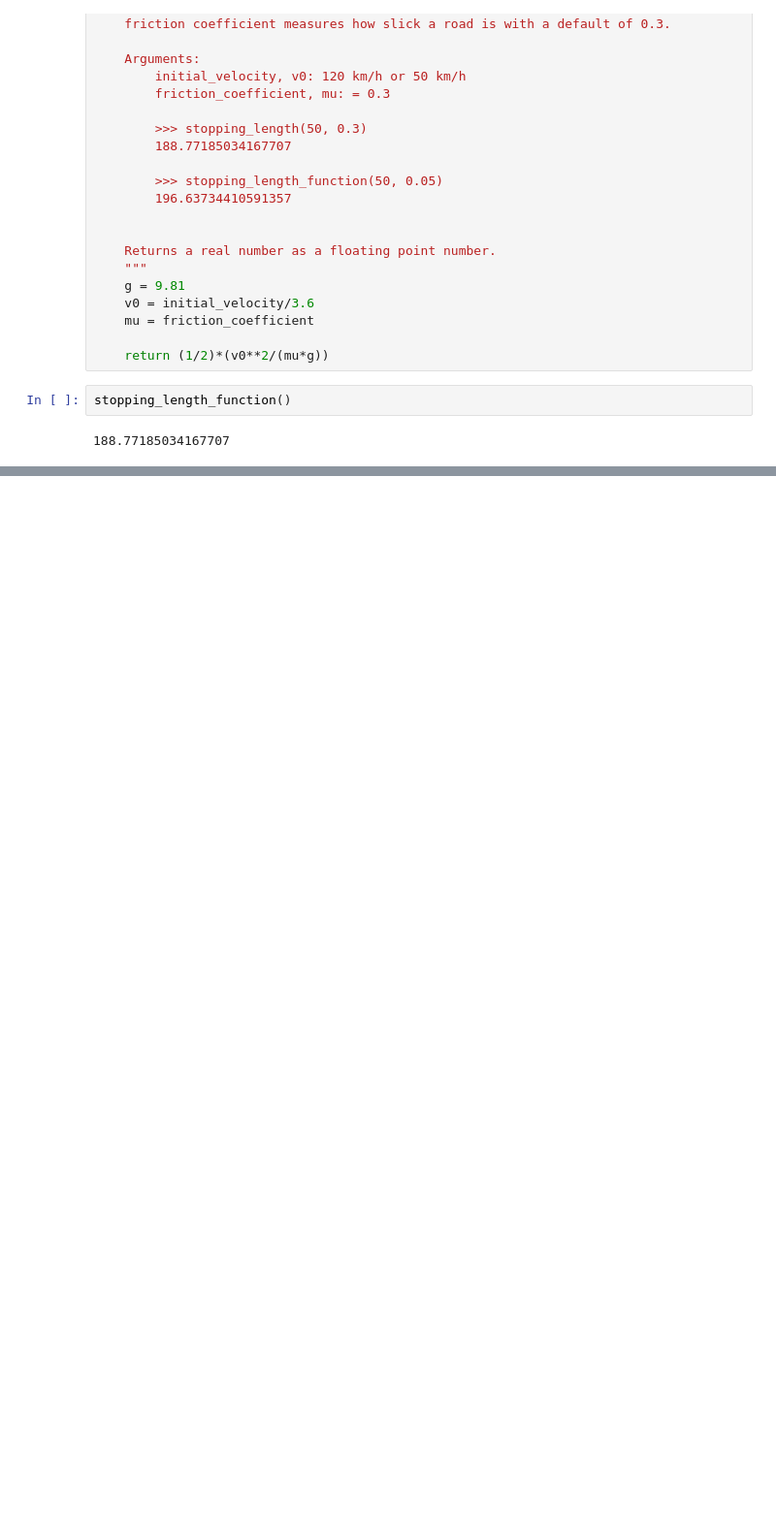
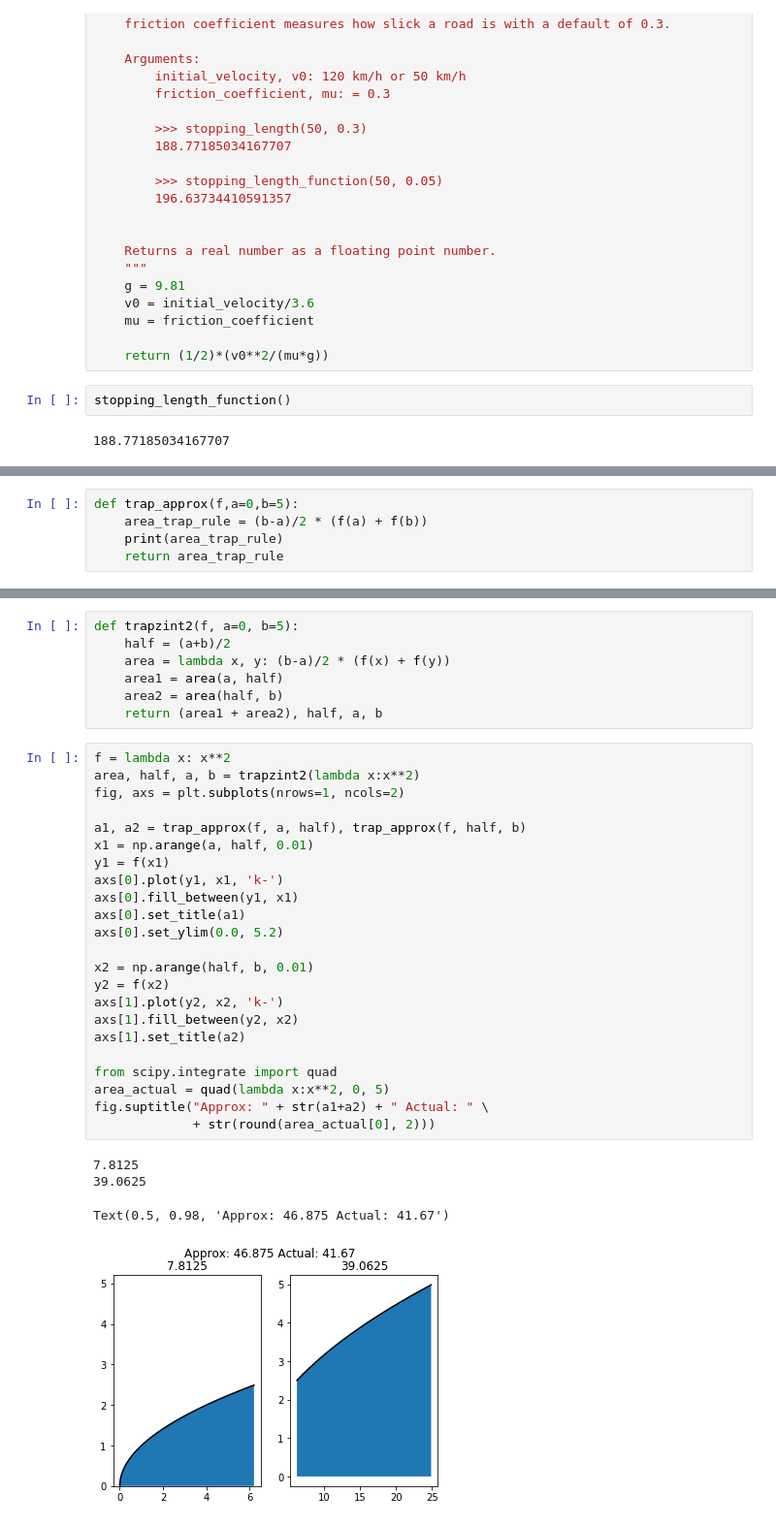
Before and after one commit to kayfay/scientific_programming_python, a Jupyter notebook: science_notebook.ipynb, the cells around one changed output, grey strips where cells are left out. Shown: that part at 97% size. Cells and saved outputs as stored; diff of their text form; blank space fills up the shorter version.

```diff
--- a/science_notebook.ipynb
+++ b/science_notebook.ipynb
@@ -820,0 +939,5 @@ stopping_length_function()
+# %%
+def trap_approx(f,a=0,b=5):
+    area_trap_rule = (b-a)/2 * (f(a) + f(b))
+    print(area_trap_rule)
+    return area_trap_rule
@@ -820,0 +959,35 @@ stopping_length_function()
+# %%
+def trapzint2(f, a=0, b=5):
+    half = (a+b)/2
+    area = lambda x, y: (b-a)/2 * (f(x) + f(y))
+    area1 = area(a, half)
+    area2 = area(half, b)
+    return (area1 + area2), half, a, b
+# %%
+f = lambda x: x**2
+area, half, a, b = trapzint2(lambda x:x**2)
+fig, axs = plt.subplots(nrows=1, ncols=2)
+
+a1, a2 = trap_approx(f, a, half), trap_approx(f, half, b)
+x1 = np.arange(a, half, 0.01)
+y1 = f(x1)
+axs[0].plot(y1, x1, 'k-')
+axs[0].fill_between(y1, x1)
+axs[0].set_title(a1)
+axs[0].set_ylim(0.0, 5.2)
+
+x2 = np.arange(half, b, 0.01)
+y2 = f(x2)
+axs[1].plot(y2, x2, 'k-')
+axs[1].fill_between(y2, x2)
+axs[1].set_title(a2)
+
+from scipy.integrate import quad
+area_actual = quad(lambda x:x**2, 0, 5)
+fig.suptitle("Approx: " + str(a1+a2) + " Actual: " \
+             + str(round(area_actual[0], 2)))
+# %% [output]
+7.8125
+39.0625
+Text(0.5, 0.98, 'Approx: 46.875 Actual: 41.67')
+[figure, added]
```
Also changed, not shown: parts of 32 cells of this notebook, 10 other files.
